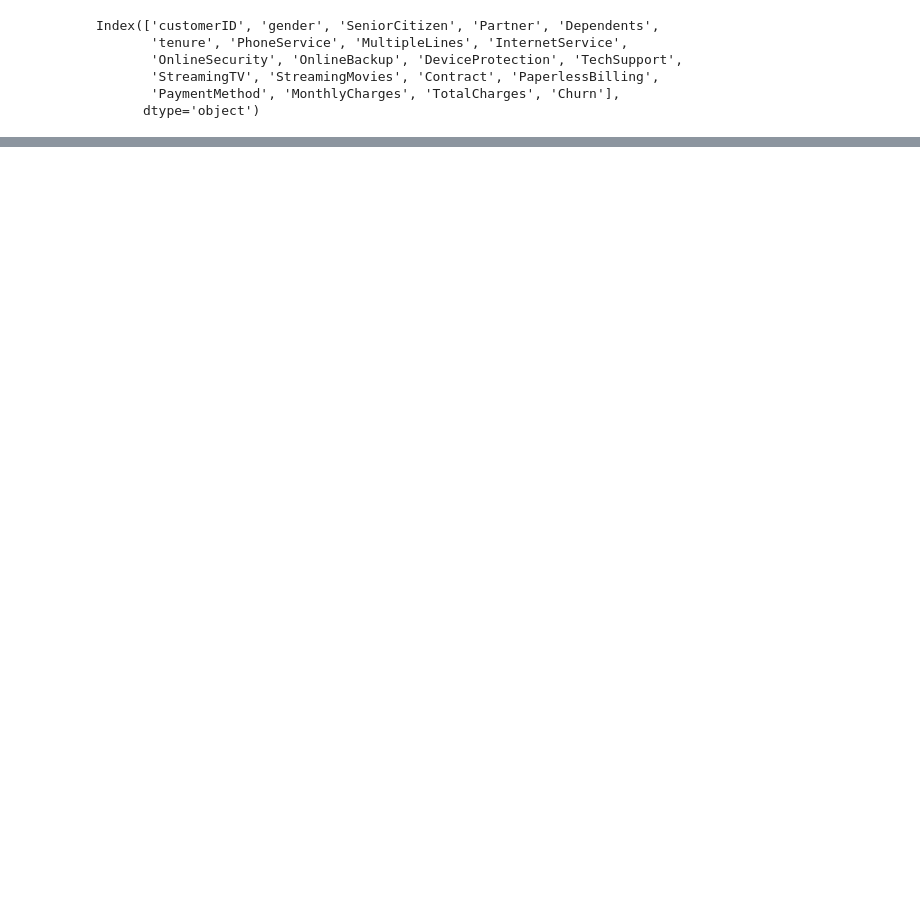
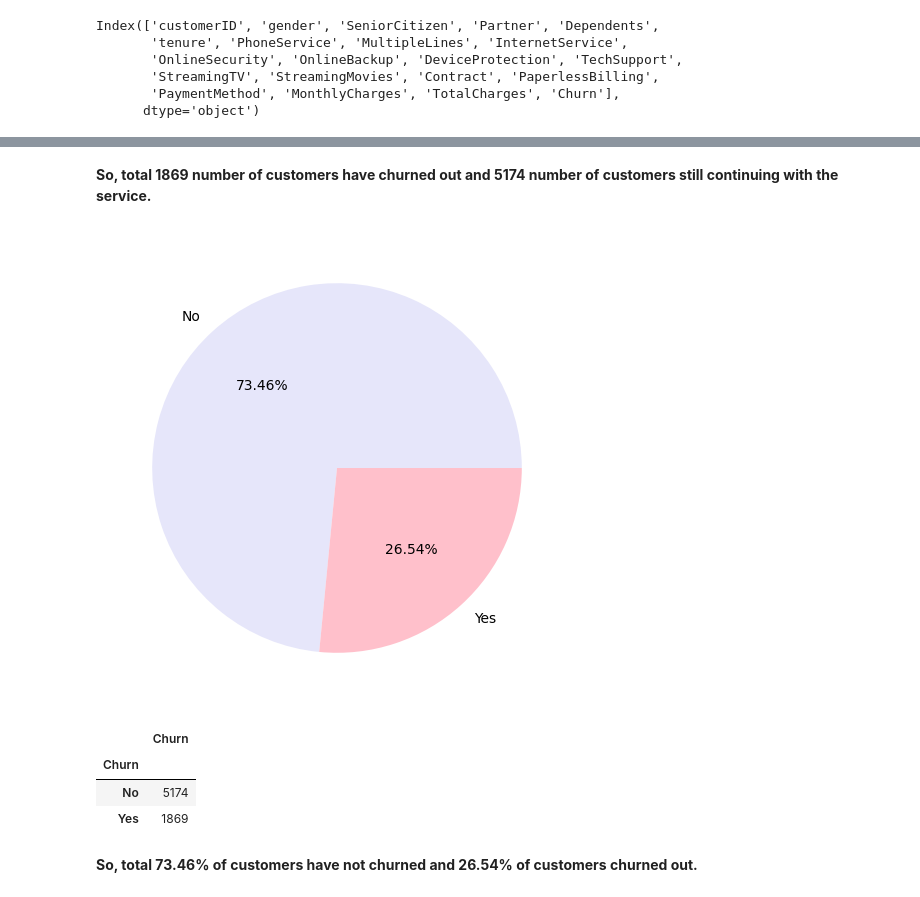
Before and after one commit to Jatingpt/Telecom-Customer-Churn-EDA-Project, a Jupyter notebook: Telecom_Customer_Churn_EDA_Project.ipynb, the cells around one changed output, grey strips where cells are left out. Saved outputs shown, nothing was run; the diff lists cells and outputs as text; code cells hidden in the pictures; blank space fills up the shorter version.

```diff
--- a/Telecom_Customer_Churn_EDA_Project.ipynb
+++ b/Telecom_Customer_Churn_EDA_Project.ipynb
@@ -174,0 +309,18 @@ memory usage: 1.1+ MB
+# %% [markdown]
+**So, total 1869 number of customers have churned out and 5174 number of customers still continuing with the service.**
+# %%
+#percent of customers in terms of percentage.
+gb = df.groupby("Churn").agg({"Churn": "count"})
+plt.figure(figsize=(6,6))
+plt.pie(gb["Churn"], labels = gb.index, autopct = "%1.2f%%", colors=['lavender', 'pink'] )
+plt.show()
+
+gb
+# %% [output]
+[figure, added]
+|  | Churn |
+| Churn |  |
+| No | 5174 |
+| Yes | 1869 |
+# %% [markdown]
+**So, total 73.46% of customers have not churned and 26.54% of customers churned out.**
```
Also changed, not shown: parts of 23 cells of this notebook.
